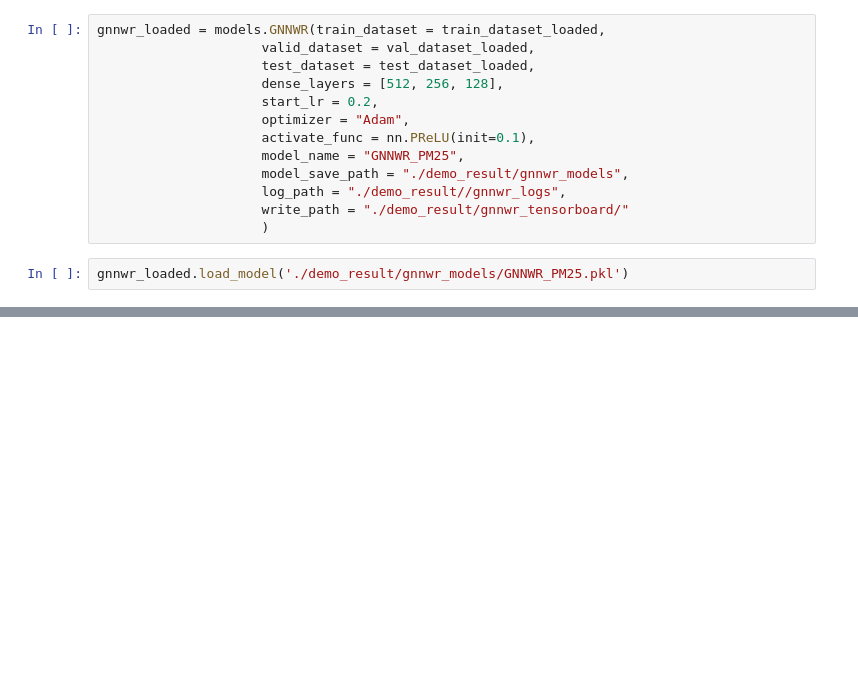
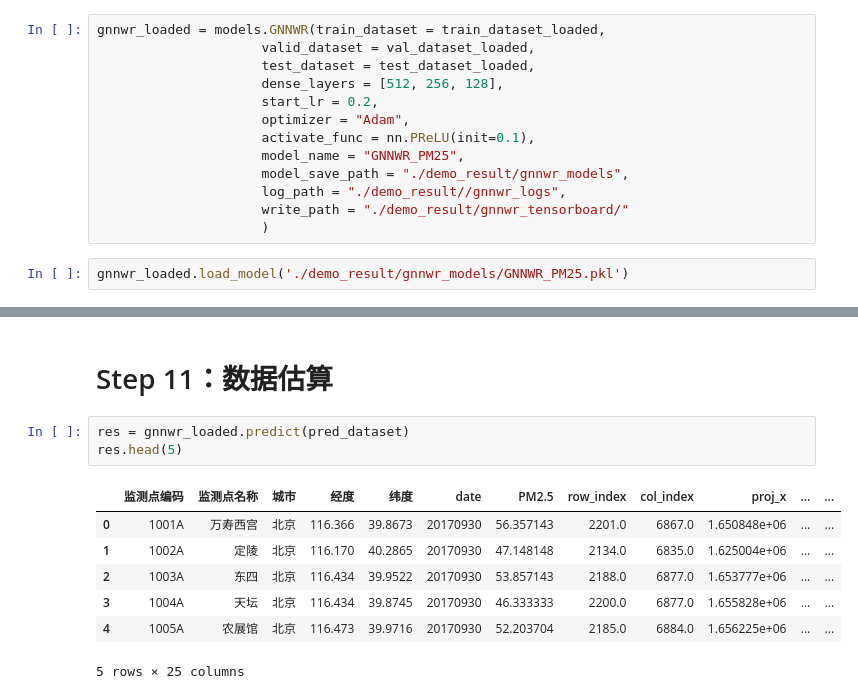
Before and after one commit to zjuwss/gnnwr, a Jupyter notebook: demo/demo_gnnwr.ipynb, the cells around one changed output, grey strips where cells are left out. Saved outputs shown, nothing was run; the diff lists cells and outputs as text; blank space fills up the shorter version.

```diff
--- a/demo/demo_gnnwr.ipynb
+++ b/demo/demo_gnnwr.ipynb
@@ -110,0 +192,13 @@ F1:   | 0.011791
+# %% [markdown]
+# Step 11：数据估算
+# %%
+res = gnnwr_loaded.predict(pred_dataset)
+res.head(5)
+# %% [output]
+|  | 监测点编码 | 监测点名称 | 城市 | 经度 | 纬度 | date | PM2.5 | row_index | col_index | proj_x | ... | ... |
+| 0 | 1001A | 万寿西宫 | 北京 | 116.366 | 39.8673 | 20170930 | 56.357143 | 2201.0 | 6867.0 | 1.650848e+06 | ... | ... |
+| 1 | 1002A | 定陵 | 北京 | 116.170 | 40.2865 | 20170930 | 47.148148 | 2134.0 | 6835.0 | 1.625004e+06 | ... | ... |
+| 2 | 1003A | 东四 | 北京 | 116.434 | 39.9522 | 20170930 | 53.857143 | 2188.0 | 6877.0 | 1.653777e+06 | ... | ... |
+| 3 | 1004A | 天坛 | 北京 | 116.434 | 39.8745 | 20170930 | 46.333333 | 2200.0 | 6877.0 | 1.655828e+06 | ... | ... |
+| 4 | 1005A | 农展馆 | 北京 | 116.473 | 39.9716 | 20170930 | 52.203704 | 2185.0 | 6884.0 | 1.656225e+06 | ... | ... |
+5 rows × 25 columns
```
Also changed, not shown: parts of 25 cells of this notebook, 2 other files.
